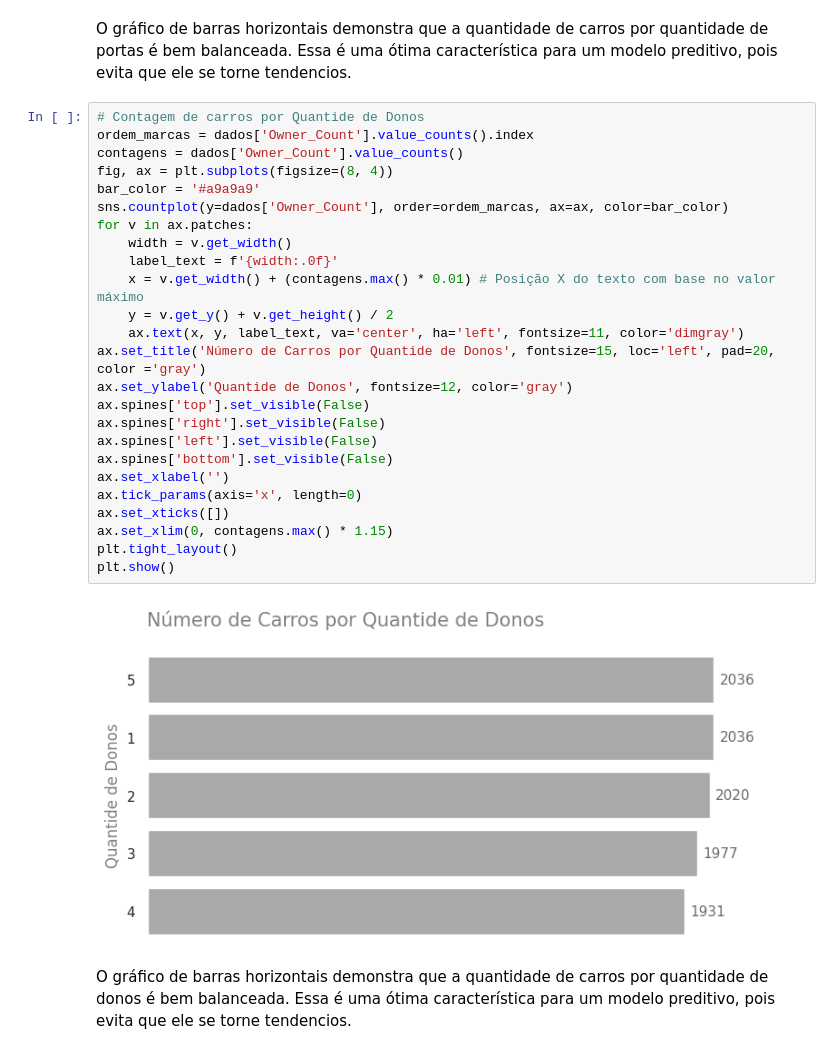
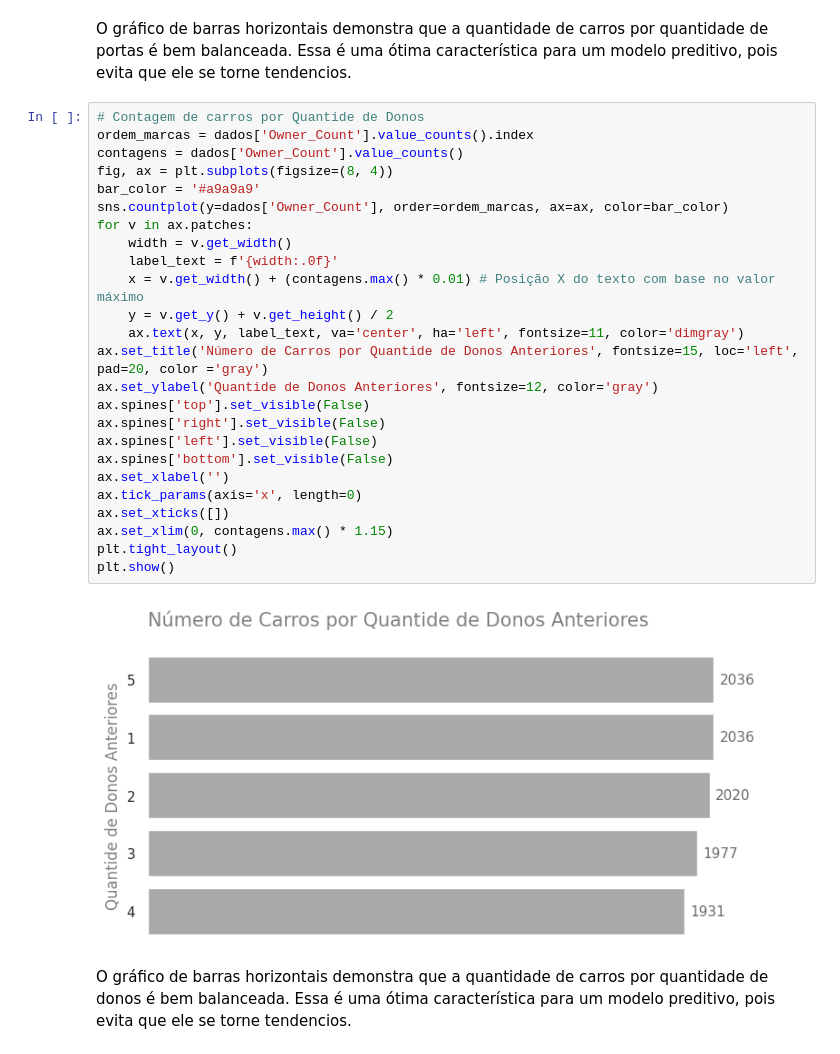
Before and after one commit to felipemachadorocha/MPV_Analise_de_Dados, a Jupyter notebook: PROJETO_MVP.ipynb, the cells around one changed output. Cells and saved outputs as stored; diff of their text form.

```diff
--- a/PROJETO_MVP.ipynb
+++ b/PROJETO_MVP.ipynb
@@ -395,30 +403,30 @@ O gráfico de barras horizontais demonstra que a quantidade de carros por quanti
 # %%
 # Contagem de carros por Quantide de Donos
 ordem_marcas = dados['Owner_Count'].value_counts().index
 contagens = dados['Owner_Count'].value_counts()
 fig, ax = plt.subplots(figsize=(8, 4))
 bar_color = '#a9a9a9'
 sns.countplot(y=dados['Owner_Count'], order=ordem_marcas, ax=ax, color=bar_color)
 for v in ax.patches:
     width = v.get_width()
     label_text = f'{width:.0f}'
     x = v.get_width() + (contagens.max() * 0.01) # Posição X do texto com base no valor máximo
     y = v.get_y() + v.get_height() / 2
     ax.text(x, y, label_text, va='center', ha='left', fontsize=11, color='dimgray')
-ax.set_title('Número de Carros por Quantide de Donos', fontsize=15, loc='left', pad=20, color ='gray')
-ax.set_ylabel('Quantide de Donos', fontsize=12, color='gray')
+ax.set_title('Número de Carros por Quantide de Donos Anteriores', fontsize=15, loc='left', pad=20, color ='gray')
+ax.set_ylabel('Quantide de Donos Anteriores', fontsize=12, color='gray')
 ax.spines['top'].set_visible(False)
 ax.spines['right'].set_visible(False)
 ax.spines['left'].set_visible(False)
 ax.spines['bottom'].set_visible(False)
 ax.set_xlabel('')
 ax.tick_params(axis='x', length=0)
 ax.set_xticks([])
 ax.set_xlim(0, contagens.max() * 1.15)
 plt.tight_layout()
 plt.show()
 # %% [output]
-[figure, old version]
+[figure, new version]
 # %% [markdown]
 O gráfico de barras horizontais demonstra que a quantidade de carros por quantidade de donos é bem balanceada. Essa é uma ótima característica para um modelo preditivo, pois evita que ele se torne tendencios.
 # %% [markdown]
```
Also changed, not shown: parts of 21 cells of this notebook.
